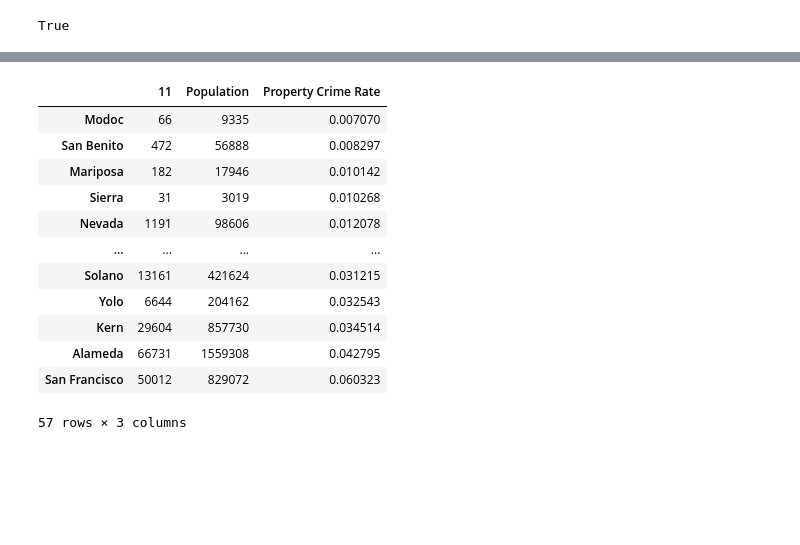
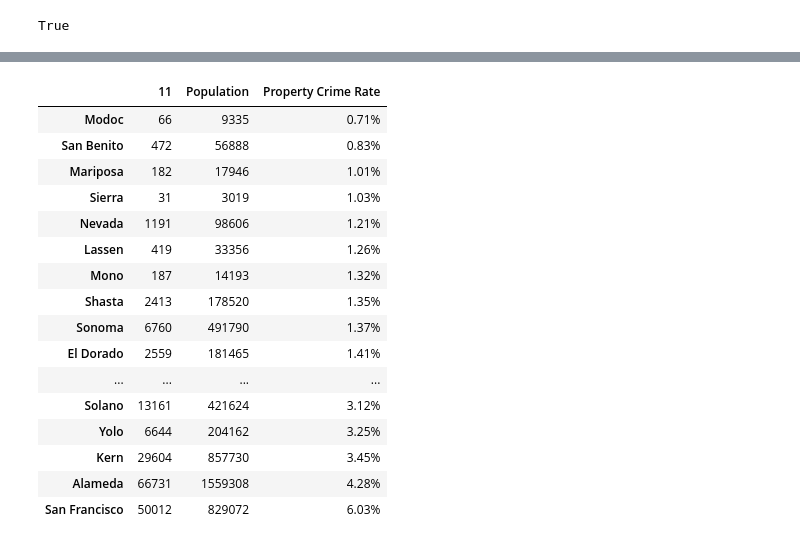
Before and after one commit to 52Godfrey/BestCityToLiveCA, a Jupyter notebook: Combined Crime Rate Notebook.ipynb, the cells around one changed output, grey strips where cells are left out. Drawn from its saved outputs; the diff is of its cells as text; code cells hidden in the pictures; blank space fills up the shorter version.

```diff
--- a/Combined Crime Rate Notebook.ipynb
+++ b/Combined Crime Rate Notebook.ipynb
@@ -94,25 +114,30 @@ FinalViolentCrimeRateTable.to_csv('Total Violent Crime.csv', index=True)
 # %%
 PropertyCrime = CrimeTable.drop([0, 1, 2, 3, 4, 5, 6, 7, 8, 9, 10, 12, 13, 14, 15, 16, 17, 18, 19, 20, 21, 22, 23])
 del PropertyCrime['Crimes']
 TransposePropertyCrime = PropertyCrime.T
 PropertyCrimeTable = TransposePropertyCrime.sort_values(by=[11])
 MergePropertyCrimeTable = PropertyCrimeTable.merge(IntPopTable, left_index=True, right_index=True)
 MergePropertyCrimeTable['Property Crime Rate'] = MergePropertyCrimeTable[11]/IntPopTable['Population']
 FinalPropertyCrimeTable = MergePropertyCrimeTable.sort_values(by=['Property Crime Rate'])
+FinalPropertyCrimeTable['Property Crime Rate'] = FinalPropertyCrimeTable['Property Crime Rate'].map("{:.2%}".format)
 FinalPropertyCrimeTable
 # %% [output]
 |  | 11 | Population | Property Crime Rate |
-| Modoc | 66 | 9335 | 0.007070 |
-| San Benito | 472 | 56888 | 0.008297 |
-| Mariposa | 182 | 17946 | 0.010142 |
-| Sierra | 31 | 3019 | 0.010268 |
-| Nevada | 1191 | 98606 | 0.012078 |
+| Modoc | 66 | 9335 | 0.71% |
+| San Benito | 472 | 56888 | 0.83% |
+| Mariposa | 182 | 17946 | 1.01% |
+| Sierra | 31 | 3019 | 1.03% |
+| Nevada | 1191 | 98606 | 1.21% |
+| Lassen | 419 | 33356 | 1.26% |
+| Mono | 187 | 14193 | 1.32% |
+| Shasta | 2413 | 178520 | 1.35% |
+| Sonoma | 6760 | 491790 | 1.37% |
+| El Dorado | 2559 | 181465 | 1.41% |
 | ... | ... | ... | ... |
-| Solano | 13161 | 421624 | 0.031215 |
-| Yolo | 6644 | 204162 | 0.032543 |
-| Kern | 29604 | 857730 | 0.034514 |
-| Alameda | 66731 | 1559308 | 0.042795 |
-| San Francisco | 50012 | 829072 | 0.060323 |
+| Solano | 13161 | 421624 | 3.12% |
+| Yolo | 6644 | 204162 | 3.25% |
+| Kern | 29604 | 857730 | 3.45% |
+| Alameda | 66731 | 1559308 | 4.28% |
+| San Francisco | 50012 | 829072 | 6.03% |
-57 rows × 3 columns
 # %%
 FinalPropertyCrimeTable.to_csv('Total Prperty Crime.csv', index=True)
```
Also changed, not shown: parts of 15 cells of this notebook, 14 other files.
